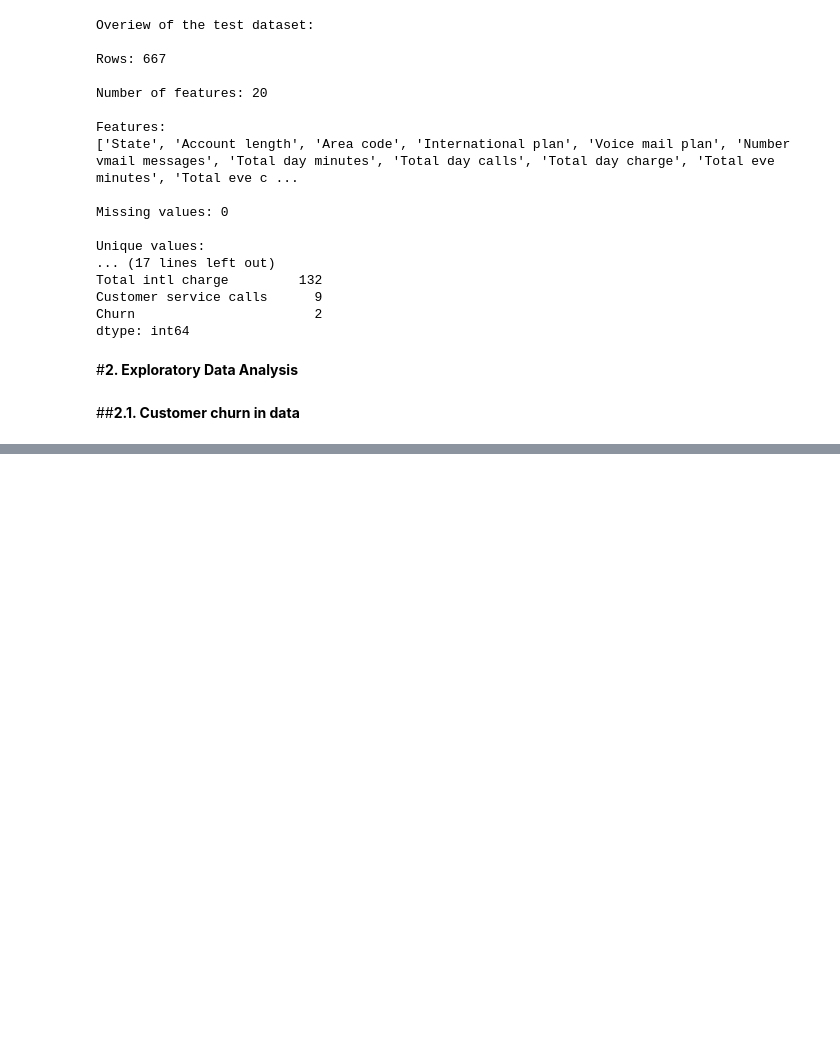
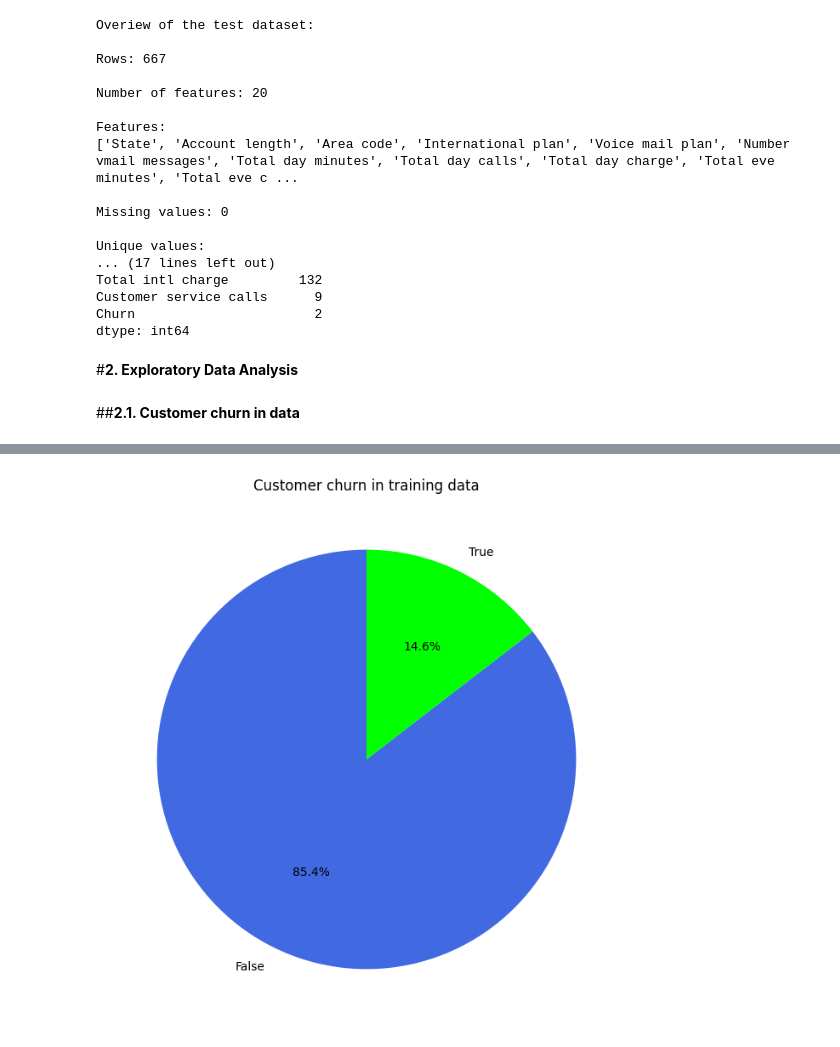
Before and after one commit to fishitmo/Takeobds, a Jupyter notebook: Customer_churn_prediction_Telecom_Churn_Dataset.ipynb, the cells around one changed output, grey strips where cells are left out. Cells and saved outputs as stored; diff of their text form; code cells hidden in the pictures; blank space fills up the shorter version.

```diff
--- a/Customer_churn_prediction_Telecom_Churn_Dataset.ipynb
+++ b/Customer_churn_prediction_Telecom_Churn_Dataset.ipynb
@@ -37,7 +37,7 @@ Saving churn-bigml-20 (1).csv to churn-bigml-20 (1).csv
 # %%
 filename = next(iter(uploaded))
 # %%
-telcome = pd.read_csv(filename)
+telcom = pd.read_csv(filename)
 # %%
 telcom_test = pd.read_csv(filename)
 # %%
@@ -133,0 +134,11 @@ py.iplot(fig)
+# %%
+# Get churn counts
+churn_counts = telcom["Churn"].value_counts()
+
+# Create pie chart
+plt.figure(figsize=(8, 8))
+plt.pie(churn_counts, labels=churn_counts.index, colors=['royalblue', 'lime'], autopct='%1.1f%%', startangle=90)
+plt.title('Customer churn in training data')
+plt.show()
+# %% [output]
+[figure, added]
```
Also changed, not shown: parts of 44 cells of this notebook.
